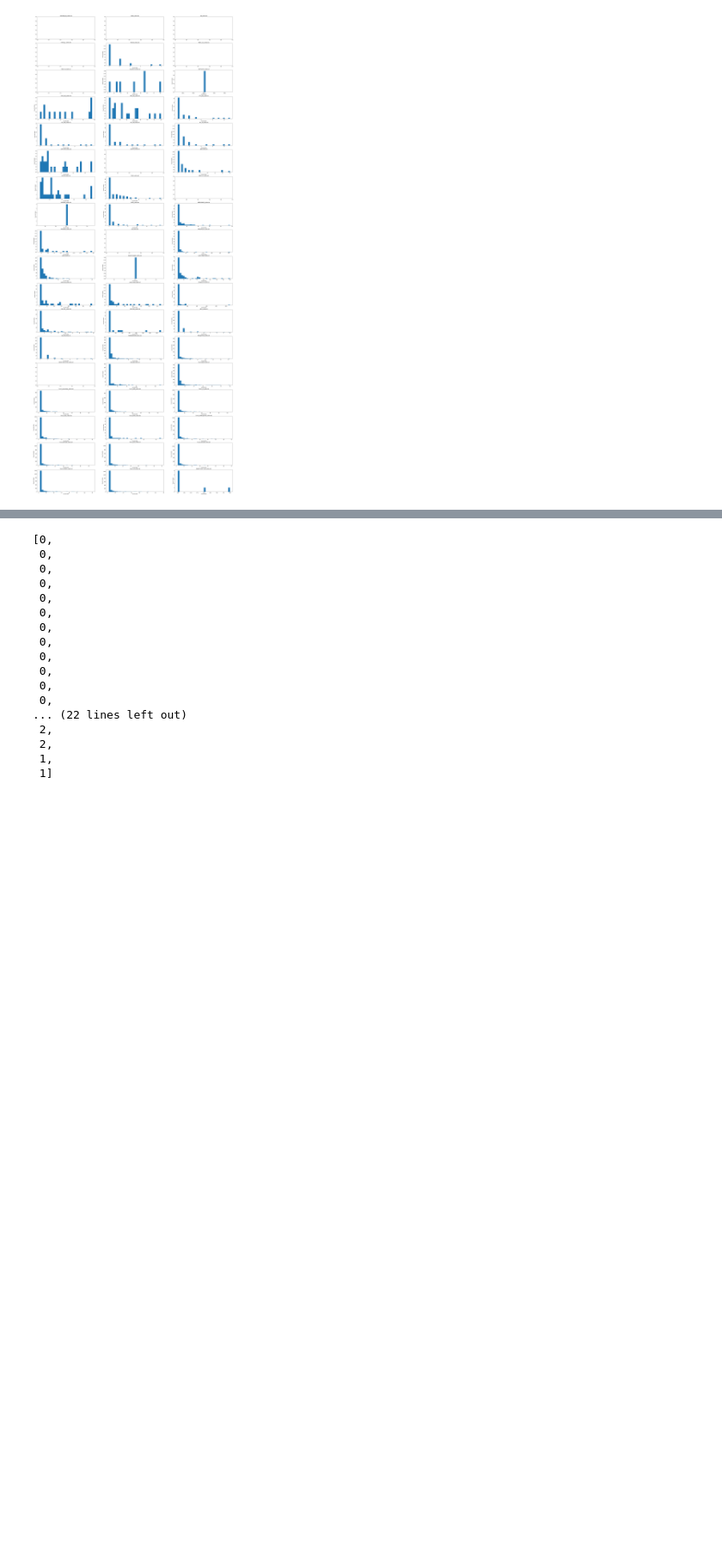
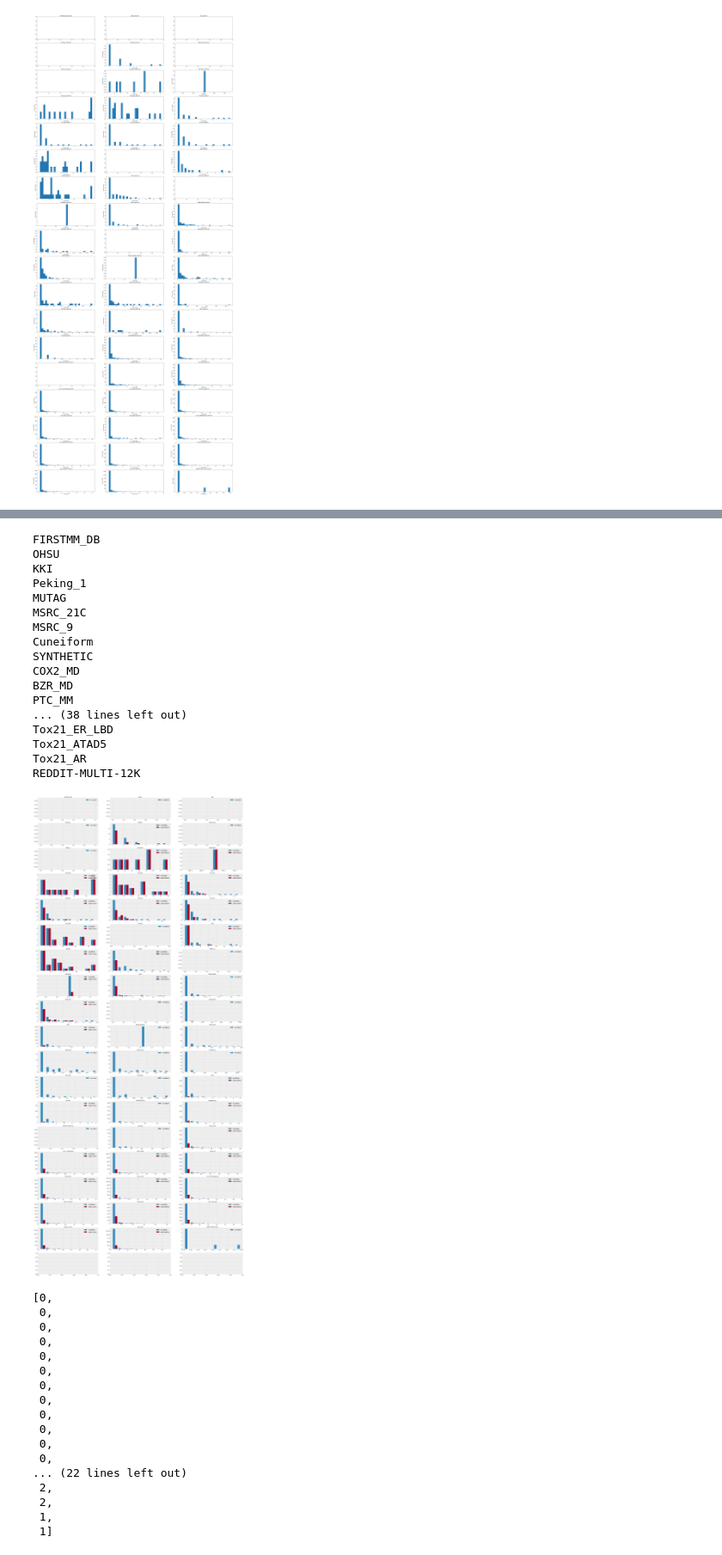
Before and after one commit to nd7141/iso_bias, a Jupyter notebook: analysis.ipynb, the cells around one changed output, grey strips where cells are left out. Shown at 86% size. Saved outputs shown, nothing was run; the diff lists cells and outputs as text; code cells hidden in the pictures; blank space fills up the shorter version.

```diff
--- a/analysis.ipynb
+++ b/analysis.ipynb
@@ -60,3 +491,48 @@ REDDIT-MULTI-12K_orbits.txt
+# %%
+dir1 = 'results_no_labels/'
+dir2 = 'results_node_labels/'
+fns = list(filter(lambda x: x.endswith('.txt'), os.listdir(dir1 + 'orbits')))
+N = len(fns)
+fig, axes = plt.subplots(nrows=N//3+1, ncols=3, figsize=(40, 100))
+
+for i, dataset in enumerate(ds):
+    orbits1 = get_orbits(dir1 + f'orbits/{dataset}_orbits.txt')
+    try:
+        orbits2 = get_orbits(dir2 + f'orbits/{dataset}_orbits.txt')
+    except FileNotFoundError:
+        orbits2 = None
+    print(dataset)
+    ax = axes[i//3][i%3]
+    ax.set_title(dataset)
+
+    if orbits2 is not None:
+        ax.hist([orbits1, orbits2], label=['no-labels', 'node-labels'])
+    else:
+        ax.hist([orbits1], label=['no-labels'], rwidth=.4)
+    ax.legend(loc='upper right')
+#     if i > 5:
+#         break
+plt.savefig('orbits.pdf', bbox_inches='tight')
+plt.show()
+# %% [output]
+FIRSTMM_DB
+OHSU
+KKI
+Peking_1
+MUTAG
+MSRC_21C
+MSRC_9
+Cuneiform
+SYNTHETIC
+COX2_MD
+BZR_MD
+PTC_MM
+... (38 lines left out)
+Tox21_ER_LBD
+Tox21_ATAD5
+Tox21_AR
+REDDIT-MULTI-12K
+[figure, added]
 # %%
 G = nx.Graph()
 with open('datasets/data_adj/MUTAG_adj/graph_1.adj') as f:
```
Also changed, not shown: parts of 21 cells of this notebook, 5 other files.
